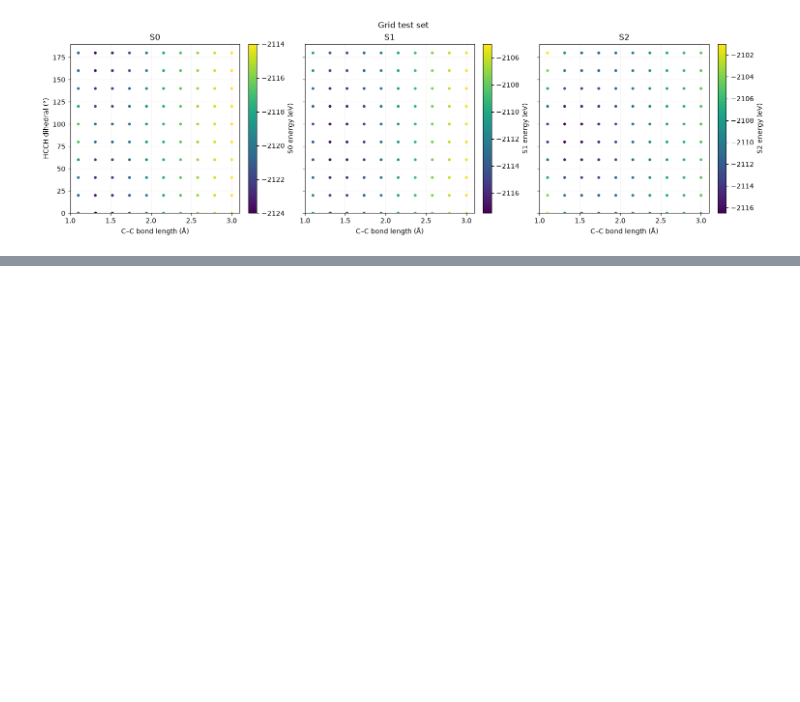
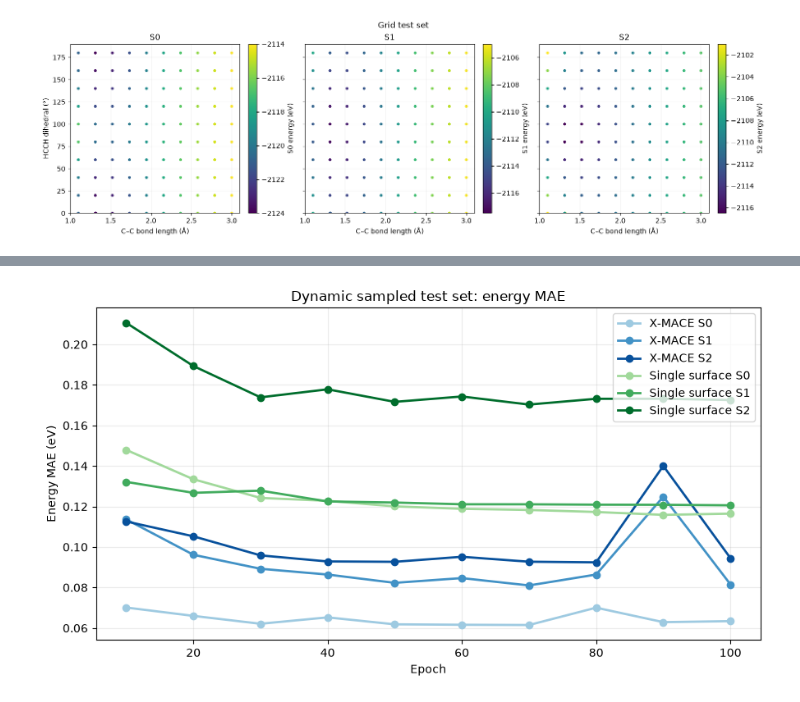
Before and after one commit to yoghurtfork/X-MACE-sampling, a Jupyter notebook: notebooks/plots.ipynb, the cells around one changed output, grey strips where cells are left out. Drawn from its saved outputs; the diff is of its cells as text; code cells hidden in the pictures; blank space fills up the shorter version.

```diff
--- a/notebooks/plots.ipynb
+++ b/notebooks/plots.ipynb
@@ -590,0 +677,97 @@ plt.show()
+# %%
+# State-resolved checkpoint energy MAE for multi-surface and single-surface runs.
+import json
+from pathlib import Path
+
+import matplotlib.pyplot as plt
+
+STATES = ['S0', 'S1', 'S2']
+SINGLE_SURFACE_RUNS = {24: 'S0', 25: 'S1', 26: 'S2'}
+MULTI_SURFACE_RUNS = {17: 'Run 17'}
+TESTS = ['test_1', 'test_2', 'test_3', 'test_4', 'test_5']
+TEST_LABELS = {
+    'test_1': 'Dynamic sampled test set',
+    'test_2': 'Dynamic sampled test set (Near S0-S1 CIs)',
+    'test_3': 'Dynamic sampled test set (Near S1-S2 CIs)',
+    'test_4': 'Dynamic sampled test set (Uniform)',
+    'test_5': 'Grid test set',
+}
+# test_5 was evaluated separately for run 17. Values follow its
+# checkpoint epochs in the result files (10, 20, ..., 100).
+MANUAL_TEST_5_ENERGY_MAES_BY_STATE = {
+    17: {
+        'S0': [0.48364499, 0.42627677, 0.40739337, 0.41051641, 0.42751923, 0.42921373, 0.44284934, 0.45497903, 0.44968286, 0.45427078],
+        'S1': [3.49451518, 3.38844466, 3.31894445, 3.31280947, 3.29525065, 3.27128625, 3.26091623, 3.24525023, 3.25394249, 3.24105382],
+        'S2': [2.15066147, 2.16959786, 2.20007682, 2.18855143, 2.11886978, 2.12831402, 2.10604405, 2.06016493, 2.07181835, 2.03103733],
+    },
+}
+STATE_COLORS = {
+    'run_17': {'S0': '#9ECAE1', 'S1': '#4292C6', 'S2': '#08519C'},
+    'single': {'S0': '#A1D99B', 'S1': '#41AB5D', 'S2': '#006D2C'},
+}
+
+output_root = next(
+    (path for path in (Path('scripts/output'), Path('../scripts/output')) if path.is_dir()),
+    None,
+)
+if output_root is None:
+    raise FileNotFoundError('Run outputs could not be found.')
+
+checkpoints_by_run = {}
+for run in (*MULTI_SURFACE_RUNS, *SINGLE_SURFACE_RUNS):
+    result_path = output_root / f'run_{run}' / 'result.json'
+    if not result_path.is_file():
+        raise FileNotFoundError(f'Missing result file: {result_path}')
+    result = json.loads(result_path.read_text(encoding='utf-8'))
+    try:
+        checkpoints_by_run[run] = result['stages']['lf']['history']['checkpoint_models']
+    except KeyError:
+        try:
+            checkpoints_by_run[run] = result['stages']['lf']['folds']['fold_1']['history']['checkpoint_models']
+        except KeyError as error:
+            raise KeyError(f'run_{run} is missing checkpoint metrics.') from error
+
+for test_name in TESTS:
+    runs = {**MULTI_SURFACE_RUNS, **SINGLE_SURFACE_RUNS}
+    fig, ax = plt.subplots(figsize=(9, 5))
+    for run, label in runs.items():
+        checkpoints = checkpoints_by_run[run]
+        epochs = [checkpoint['epoch'] for checkpoint in checkpoints]
+        if run in MULTI_SURFACE_RUNS:
+            for state in STATES:
+                if test_name == 'test_5':
+                    energy_maes = MANUAL_TEST_5_ENERGY_MAES_BY_STATE[run][state]
+                else:
+                    try:
+                        energy_maes = [
+                            checkpoint['test_metrics'][test_name]['energy_mae_by_state_ev'][state]
+                            for checkpoint in checkpoints
+                        ]
+                    except KeyError as error:
+                        raise KeyError(f'run_{run} is missing {state} checkpoint energy MAEs for {test_name}.') from error
+                if len(energy_maes) != len(epochs):
+                    raise ValueError(f'run_{run} {state} has {len(energy_maes)} values but {len(epochs)} checkpoints.')
+                ax.plot(epochs, energy_maes, marker='o', linewidth=2,
+                        label=f'X-MACE {state}', color=STATE_COLORS[f'run_{run}'][state])
+        else:
+            state = SINGLE_SURFACE_RUNS[run]
+            try:
+                energy_maes = [
+                    checkpoint['test_metrics'][test_name]['energy_mae_ev']
+                    for checkpoint in checkpoints
+                ]
+            except KeyError as error:
+                raise KeyError(f'run_{run} is missing checkpoint energy MAEs for {test_name}.') from error
+            ax.plot(epochs, energy_maes, marker='o', linewidth=2,
+                    label=f'Single surface {state}',
+                    color=STATE_COLORS['single'][state])
+
+    ax.set_title(f'{TEST_LABELS[test_name]}: energy MAE')
+    ax.set_xlabel('Epoch')
+    ax.set_ylabel('Energy MAE (eV)')
+    ax.grid(alpha=0.25)
+    ax.legend()
+    fig.tight_layout()
+    plt.show()
+# %% [output]
+[figure, added]
```
Also changed, not shown: parts of 3 cells of this notebook, 3 other files.
